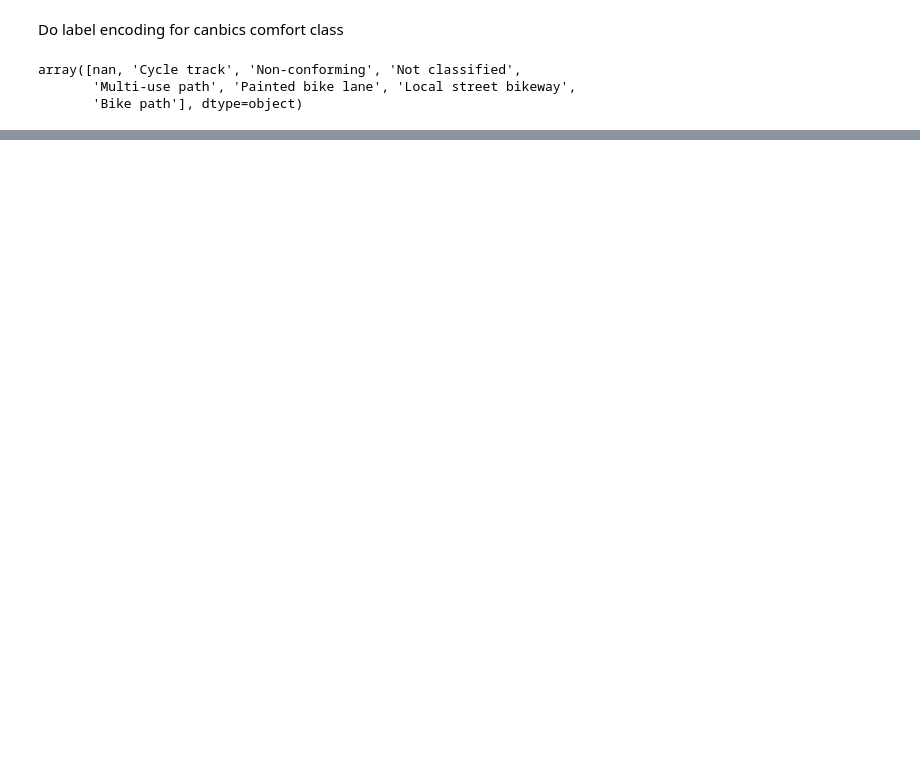
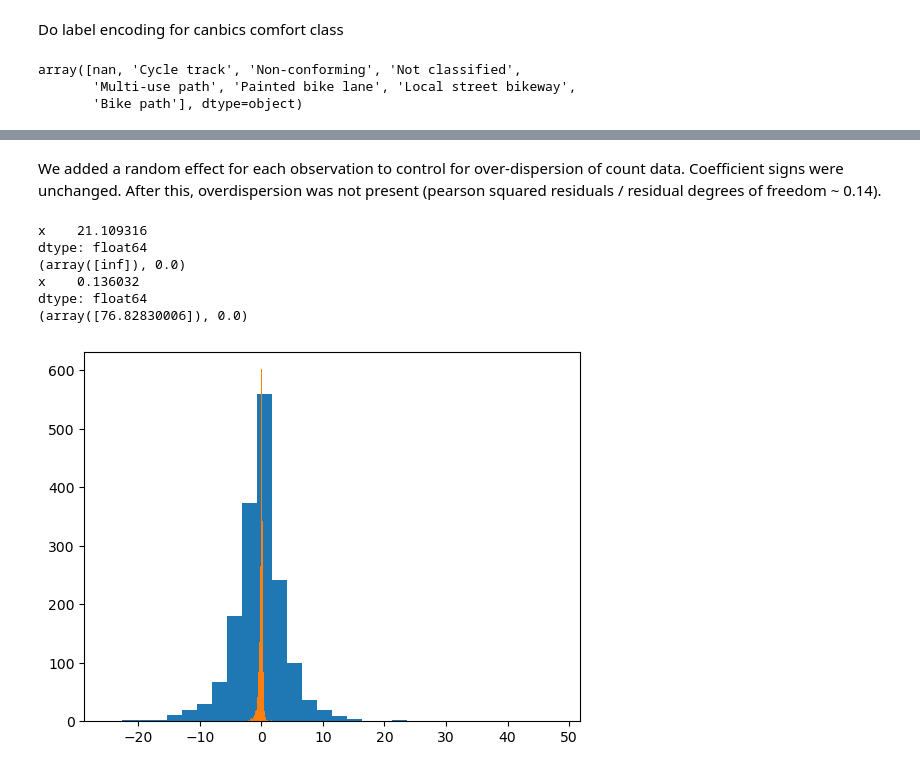
Before and after one commit to mbonsma/PedalPollSondoVelo, a Jupyter notebook: regression_model.ipynb, the cells around one changed output, grey strips where cells are left out. Cells and saved outputs as stored; diff of their text form; code cells hidden in the pictures; blank space fills up the shorter version.

```diff
--- a/regression_model.ipynb
+++ b/regression_model.ipynb
@@ -524,0 +377,24 @@ reg_df
+# %% [markdown]
+We added a random effect for each observation to control for over-dispersion of count data. Coefficient signs were unchanged. After this, overdispersion was not present (pearson squared residuals / residual degrees of freedom ~ 0.14).
+# %%
+resids_init = pd.read_csv("resids_pearson_init.csv")
+resids = pd.read_csv("resids_pearson.csv")
+
+resid_degrees_of_freedom = 1652 # 1665 observations - number of effects, from R model summary
+
+for df in [resids_init, resids]:
+    plt.hist(df, bins = 30)
+
+    # sum of squares of pearson residuals, compare to residual degrees of freedom = 1469. If ratio >>1, overdispersed.
+    print(np.sum(df**2, axis = 0) /resid_degrees_of_freedom)
+
+    # test for normality
+    print(normal_ad(df))
+# %% [output]
+x    21.109316
+dtype: float64
+(array([inf]), 0.0)
+x    0.136032
+dtype: float64
+(array([76.82830006]), 0.0)
+[figure, added]
```
Also changed, not shown: parts of 143 cells of this notebook.
